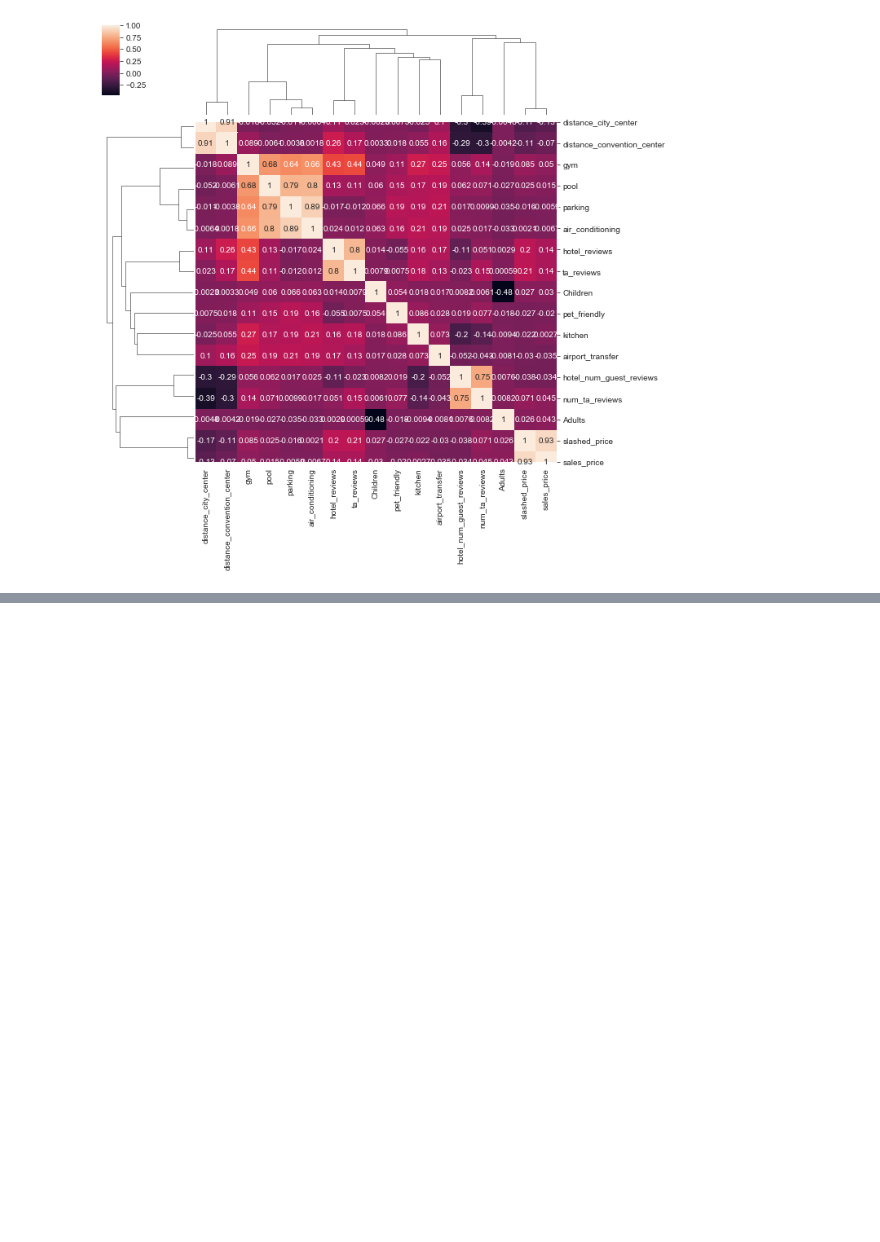
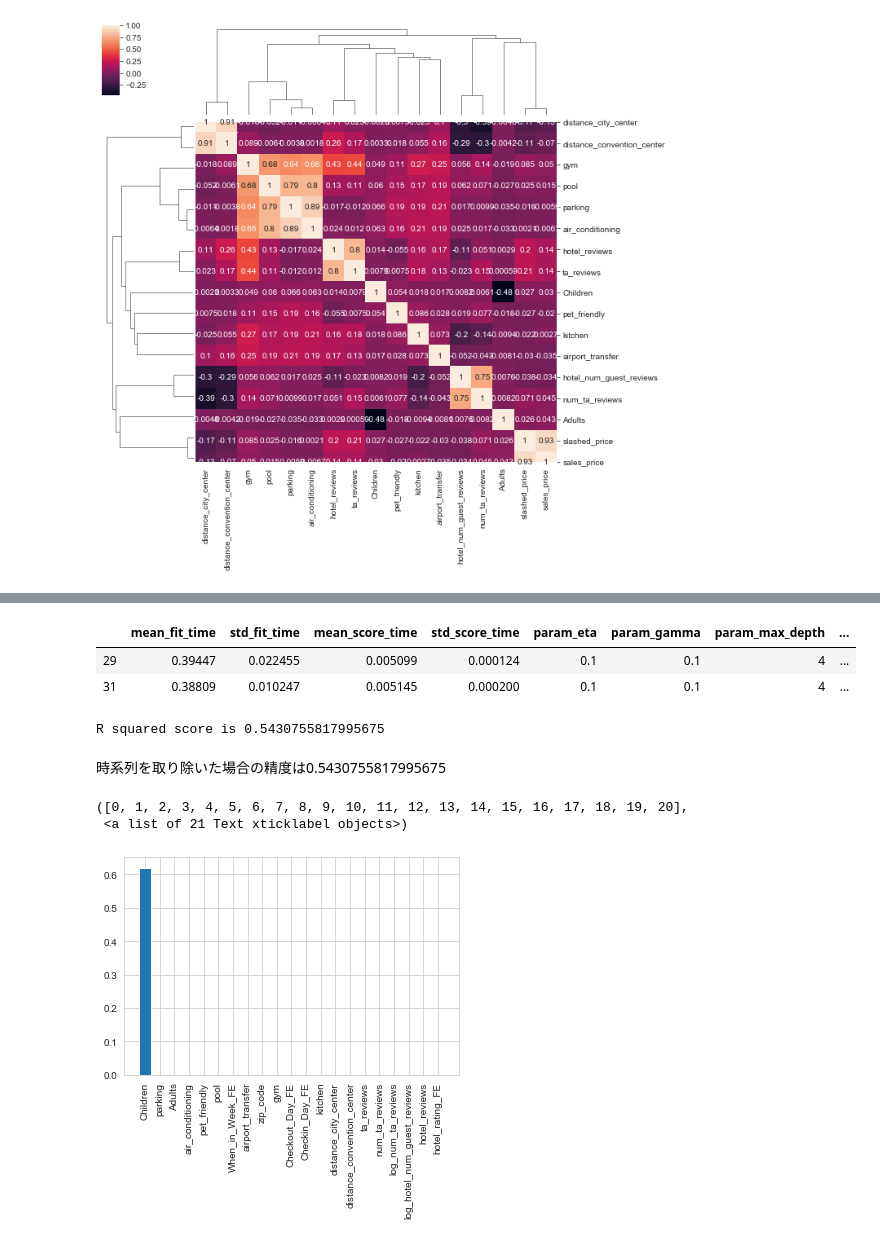
Before and after one commit to StefanoJP/portfolio_data_scientist, a Jupyter notebook: Hote Price Prediction Model/CP_Hotel_Price_Prediciton.ipynb, the cells around one changed output, grey strips where cells are left out. Saved outputs shown, nothing was run; the diff lists cells and outputs as text; code cells hidden in the pictures; blank space fills up the shorter version.

```diff
--- a/Hote Price Prediction Model/CP_Hotel_Price_Prediciton.ipynb
+++ b/Hote Price Prediction Model/CP_Hotel_Price_Prediciton.ipynb
@@ -704,0 +766,7 @@ sns.clustermap(corr, square=True, annot=True)
+# %%
+#FE変数よりダミー変数
+# Beginning of Week: 1, Weekend:2, End of Week: 3
+map_dictionary = {'Beginning of Week' : 1, 'Weekend' : 2, 'End of Week' : 3}
+
+transformed_df['When_in_Week_FE'] = transformed_df['When_in_Week'].map(map_dictionary)
+transformed_df.head()
@@ -704,0 +780,4 @@ sns.clustermap(corr, square=True, annot=True)
+# %%
+#int型よりダミー変数
+transformed_df['zip_code'] = transformed_df['zip_code'].astype(int)
+transformed_df.info()
@@ -704,0 +824,11 @@ sns.clustermap(corr, square=True, annot=True)
+# %%
+#'Checkin', 'Checkout',
+selected_attributes = [ 'Adults', 'Children', 'distance_city_center',
+       'distance_convention_center', 'zip_code',
+       'hotel_reviews', 'hotel_num_guest_reviews', 'num_ta_reviews',
+       'ta_reviews', 'parking', 'pool', 'gym',
+       'air_conditioning', 'pet_friendly', 'kitchen', 'airport_transfer',
+       'log_hotel_num_guest_reviews', 'log_num_ta_reviews', 'log_sales_price', 'hotel_rating_FE',
+       'Checkin_Day_FE', 'Checkout_Day_FE', 'When_in_Week_FE']
+model_df = transformed_df[selected_attributes]
+model_df.head()
@@ -704,0 +870,4 @@ sns.clustermap(corr, square=True, annot=True)
+# %%
+#X = model_df.drop(['log_sales_price'], axis = 1).values
+X = model_df.drop(['log_sales_price'], axis = 1)
+y = model_df['log_sales_price']
@@ -704,0 +932,15 @@ sns.clustermap(corr, square=True, annot=True)
+# %%
+#best = cv.best_estimator_
+cv_result = pd.DataFrame.from_dict(cv_model.cv_results_)
+cv_result[cv_result['rank_test_score'] == 1]
+# %% [output]
+|  | mean_fit_time | std_fit_time | mean_score_time | std_score_time | param_eta | param_gamma | param_max_depth | ... |
+| 29 | 0.39447 | 0.022455 | 0.005099 | 0.000124 | 0.1 | 0.1 | 4 | ... |
+| 31 | 0.38809 | 0.010247 | 0.005145 | 0.000200 | 0.1 | 0.1 | 4 | ... |
+# %%
+r_squared = cv_result[cv_result['rank_test_score'] == 1]['mean_test_score']
+print('R squared score is ' + str(r_squared.values[0]))
+# %% [output]
+R squared score is 0.5430755817995675
+# %% [markdown]
+時系列を取り除いた場合の精度は0.5430755817995675
@@ -704,0 +955,23 @@ sns.clustermap(corr, square=True, annot=True)
+# %%
+#https://note.com/hatimitsu2929/n/nb7257b749ac4
+from sklearn.feature_selection import SelectKBest, f_classif
+
+selector = SelectKBest(f_classif, k = 2)
+X_new = selector.fit_transform(X, y)
+
+feature_scores = list(zip(selector.pvalues_, X.columns))
+sorted_feature_scores = sorted(feature_scores, reverse =True)
+
+num_list = []
+col_list = []
+
+for i in range(21):
+    num_list.append((sorted_feature_scores[i])[0])
+    col_list.append((sorted_feature_scores[i])[1])
+
+plt.bar(col_list, num_list)
+plt.xticks(rotation = 'vertical')
+# %% [output]
+([0, 1, 2, 3, 4, 5, 6, 7, 8, 9, 10, 11, 12, 13, 14, 15, 16, 17, 18, 19, 20],
+ <a list of 21 Text xticklabel objects>)
+[figure, added]
```
Also changed, not shown: parts of 62 cells of this notebook, 2 other files.
